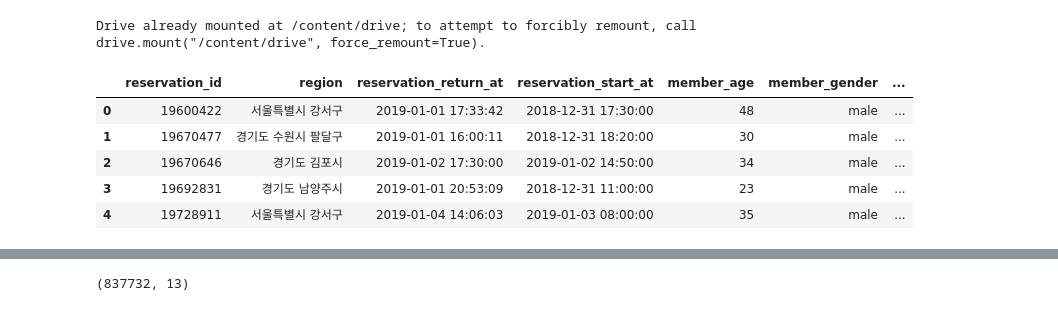
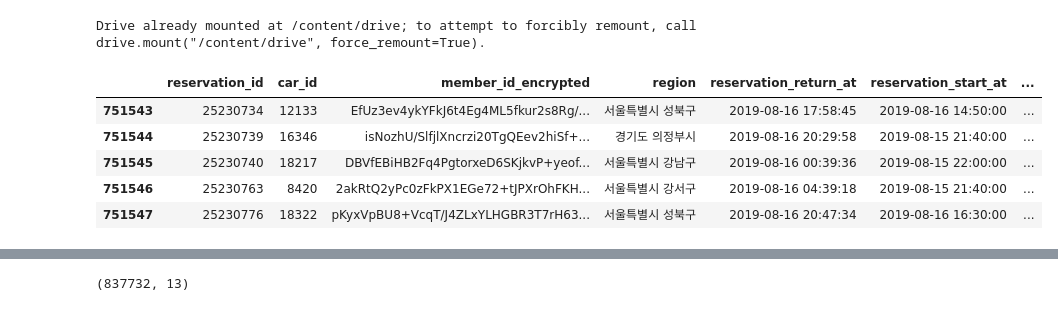
Before and after one commit to easttuna/Sodascar_User-clustering-and-classification-model-based-on-usage-history, a Jupyter notebook: EDA.ipynb, the cells around one changed output, grey strips where cells are left out. Drawn from its saved outputs; the diff is of its cells as text; code cells hidden in the pictures.

```diff
--- a/EDA.ipynb
+++ b/EDA.ipynb
@@ -10,15 +10,15 @@ import pandas as pd
 import numpy as np
 import matplotlib.pyplot as plt
 # %%
-data = pd.read_csv('/content/drive/MyDrive/Colab Notebooks/socar_usage-2.csv',  encoding='cp949')
-data.head()
+data = pd.read_csv('/content/drive/MyDrive/Colab Notebooks/socar_reservation_triplog.csv')
+data.tail()
 # %% [output]
-|  | reservation_id | region | reservation_return_at | reservation_start_at | member_age | member_gender | ... |
-| 0 | 19600422 | 서울특별시 강서구 | 2019-01-01 17:33:42 | 2018-12-31 17:30:00 | 48 | male | ... |
-| 1 | 19670477 | 경기도 수원시 팔달구 | 2019-01-01 16:00:11 | 2018-12-31 18:20:00 | 30 | male | ... |
-| 2 | 19670646 | 경기도 김포시 | 2019-01-02 17:30:00 | 2019-01-02 14:50:00 | 34 | male | ... |
-| 3 | 19692831 | 경기도 남양주시 | 2019-01-01 20:53:09 | 2018-12-31 11:00:00 | 23 | male | ... |
-| 4 | 19728911 | 서울특별시 강서구 | 2019-01-04 14:06:03 | 2019-01-03 08:00:00 | 35 | male | ... |
+|  | reservation_id | car_id | member_id_encrypted | region | reservation_return_at | reservation_start_at | ... |
+| 751543 | 25230734 | 12133 | EfUz3ev4ykYFkJ6t4Eg4ML5fkur2s8Rg/... | 서울특별시 성북구 | 2019-08-16 17:58:45 | 2019-08-16 14:50:00 | ... |
+| 751544 | 25230739 | 16346 | isNozhU/SlfjlXncrzi20TgQEev2hiSf+... | 경기도 의정부시 | 2019-08-16 20:29:58 | 2019-08-15 21:40:00 | ... |
+| 751545 | 25230740 | 18217 | DBVfEBiHB2Fq4PgtorxeD6SKjkvP+yeof... | 서울특별시 강남구 | 2019-08-16 00:39:36 | 2019-08-15 22:00:00 | ... |
+| 751546 | 25230763 | 8420 | 2akRtQ2yPc0zFkPX1EGe72+tJPXrOhFKH... | 서울특별시 강서구 | 2019-08-16 04:39:18 | 2019-08-15 21:40:00 | ... |
+| 751547 | 25230776 | 18322 | pKyxVpBU8+VcqT/J4ZLxYLHGBR3T7rH63... | 서울특별시 성북구 | 2019-08-16 20:47:34 | 2019-08-16 16:30:00 | ... |
 # %%
 data.info()
 # %% [output]
```
Also changed, not shown: parts of 6 cells of this notebook.
